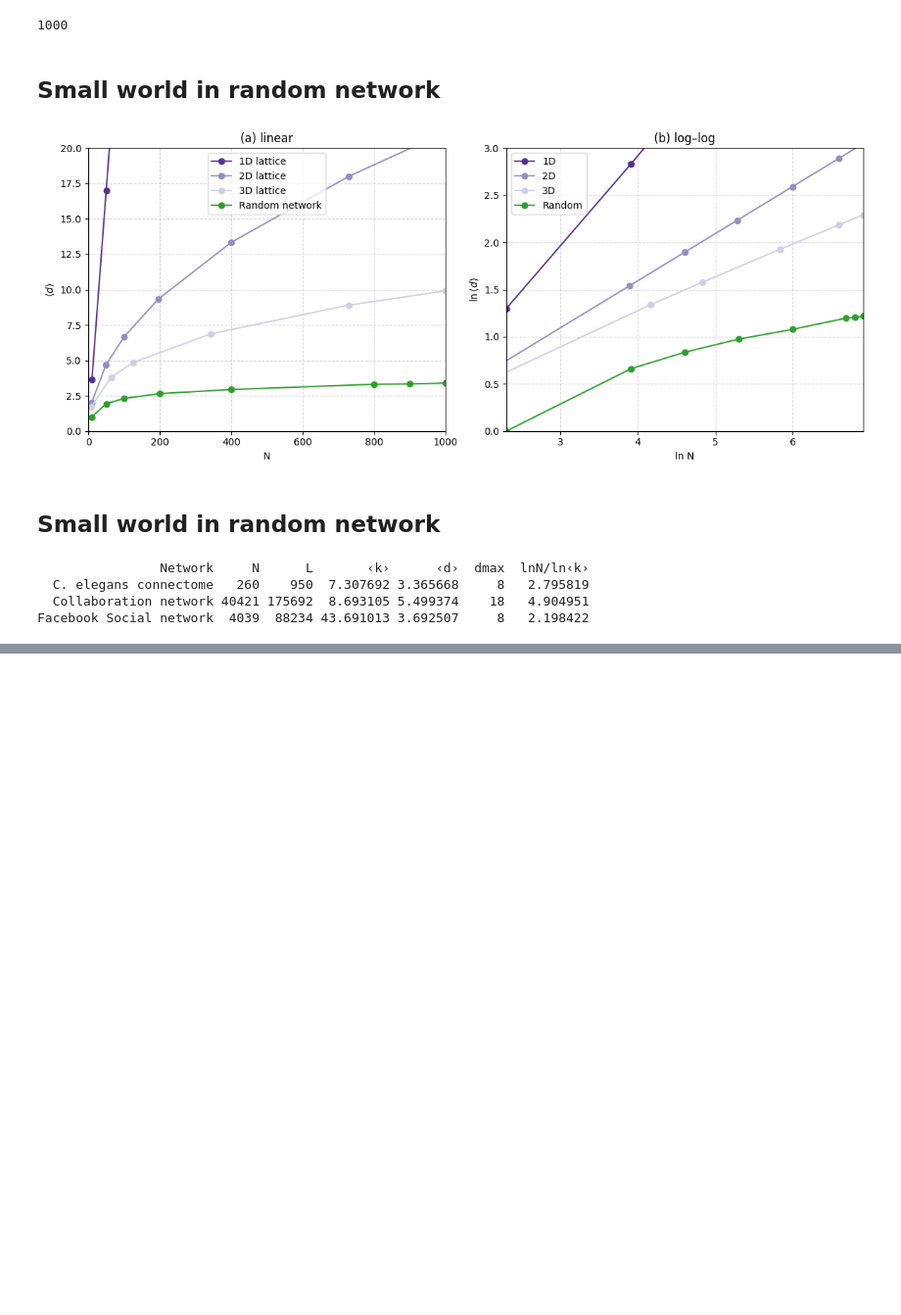
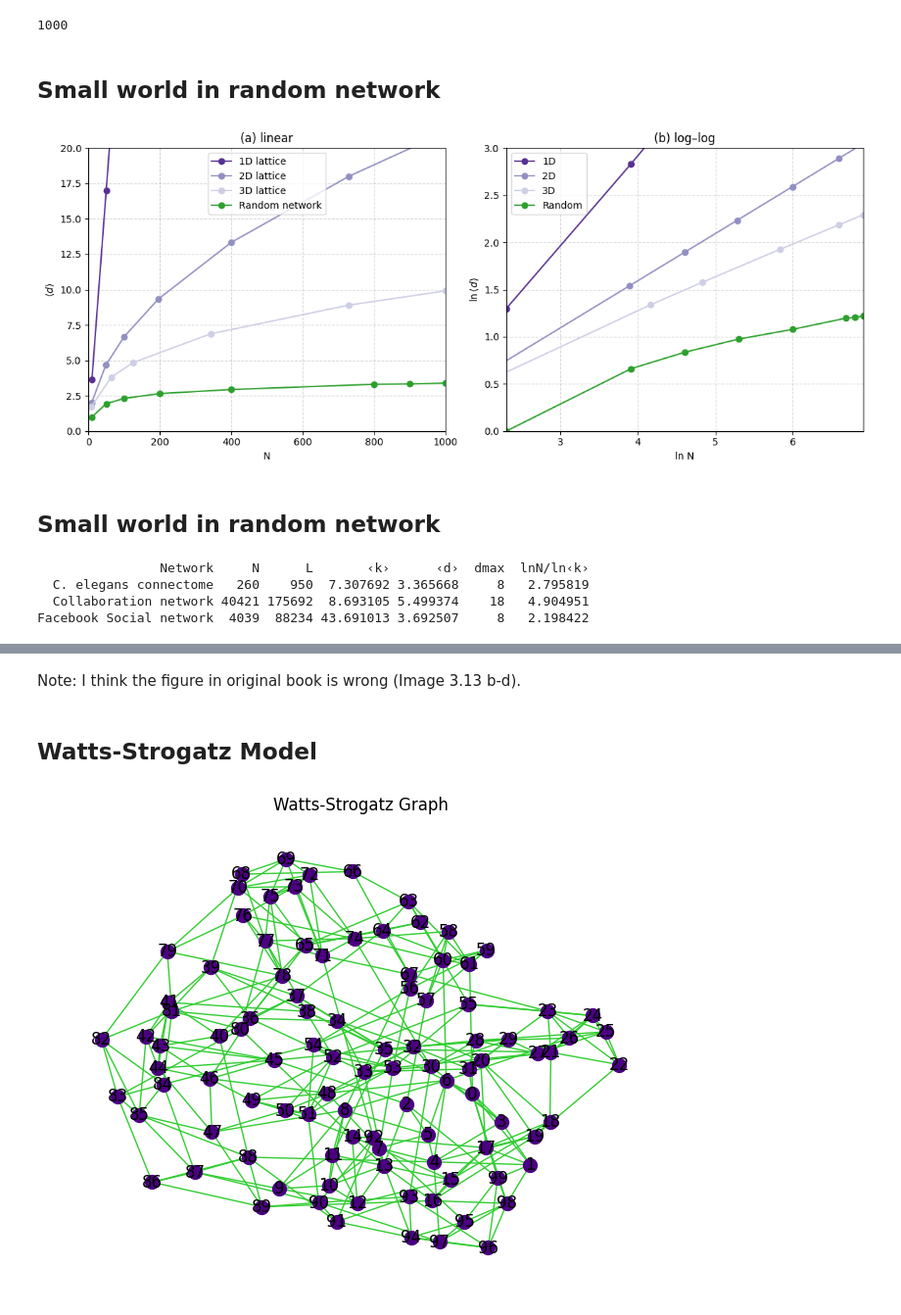
Before and after one commit to haotianh9/graph_teaching, a Jupyter notebook: NetworkScience/3_Small_word_property.ipynb, the cells around one changed output, grey strips where cells are left out. Shown at 98% size. Drawn from its saved outputs; the diff is of its cells as text; code cells hidden in the pictures; blank space fills up the shorter version.

```diff
--- a/NetworkScience/3_Small_word_property.ipynb
+++ b/NetworkScience/3_Small_word_property.ipynb
@@ -180,0 +302,73 @@ Facebook Social network  4039  88234 43.691013 3.692507     8   2.198422
+# %% [markdown]
+Note: I think the figure in original book is wrong (Image 3.13 b-d).
+# %% [markdown]
+## Watts-Strogatz Model
+# %%
+import random
+import networkx as nx
+
+def generate_watts_strogatz_graph(N, k, p, seed=None):
+    """
+    Generate a Watts–Strogatz small-world network as a NetworkX Graph,
+    without using the built-in networkx.watts_strogatz_graph.
+
+    Parameters
+    ----------
+    N : int
+        Number of nodes in the graph.
+    k : int
+        Each node is connected to k nearest neighbors in the ring (k must be even).
+    p : float
+        Rewiring probability (0 ≤ p ≤ 1).
+    seed : int, optional
+        Random seed for reproducibility.
+
+    Returns
+    -------
+    G : networkx.Graph
+        The generated Watts–Strogatz graph.
+    """
+    if k % 2 != 0:
+        raise ValueError("k must be even")
+    if not (0 <= p <= 1):
+        raise ValueError("p must be between 0 and 1")
+    if seed is not None:
+        random.seed(seed)
+
+    G = nx.Graph()
+    G.add_nodes_from(range(N))
+    half_k = k // 2
+
+    # 1) Build the initial ring lattice
+    for i in range(N):
+        for j in range(1, half_k + 1):
+            v = (i + j) % N
+            G.add_edge(i, v)
+
+    # 2) Rewire each original "clockwise" edge (i → i+j)
+    original_edges = [(i, (i + j) % N) for i in range(N) for j in range(1, half_k + 1)]
+    for i, v in original_edges:
+        if random.random() < p and G.has_edge(i, v):
+            G.remove_edge(i, v)
+            # choose a new endpoint w ≠ i and not already connected to i
+            possible = set(range(N)) - {i} - set(G.neighbors(i))
+            if possible:
+                w = random.choice(list(possible))
+                G.add_edge(i, w)
+            else:
+                # if no valid w exists, restore the original edge
+                G.add_edge(i, v)
+
+    return G
+
+N = 100      # number of nodes
+k = 6        # each node connects to 3 neighbors on each side
+p = 0.2      # 20% rewiring probability
+G = generate_watts_strogatz_graph(N, k, p, seed=42)
+
+nx.draw(G, with_labels=True, node_color='indigo', node_size=100, edge_color='limegreen')
+
+plt.title("Watts-Strogatz Graph")
+plt.show()
+# %% [output]
+[figure, added]
```
Also changed, not shown: parts of 6 cells of this notebook.
